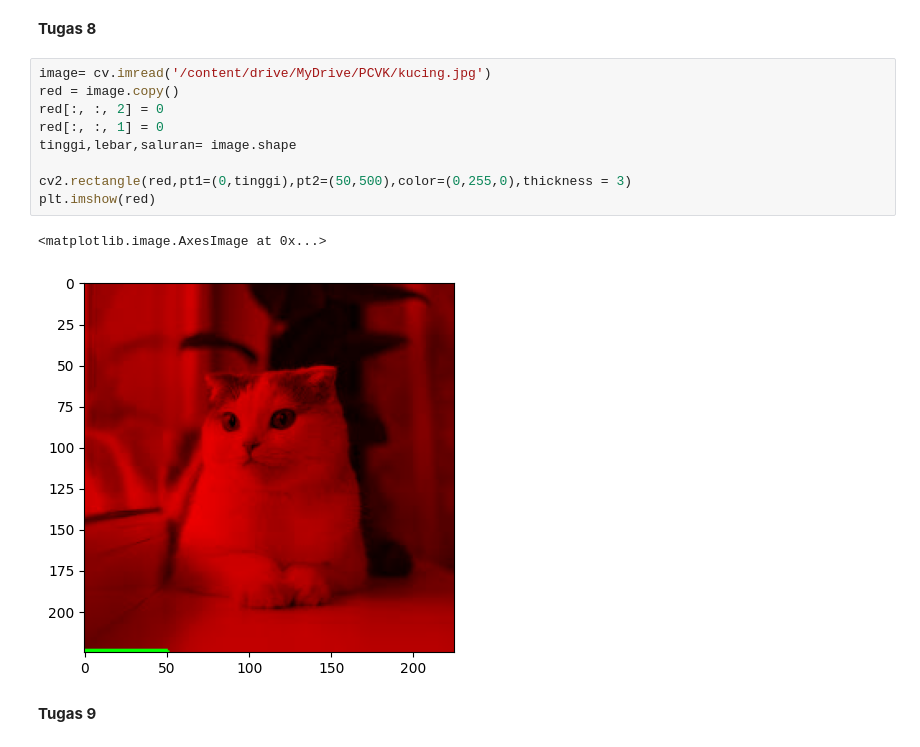
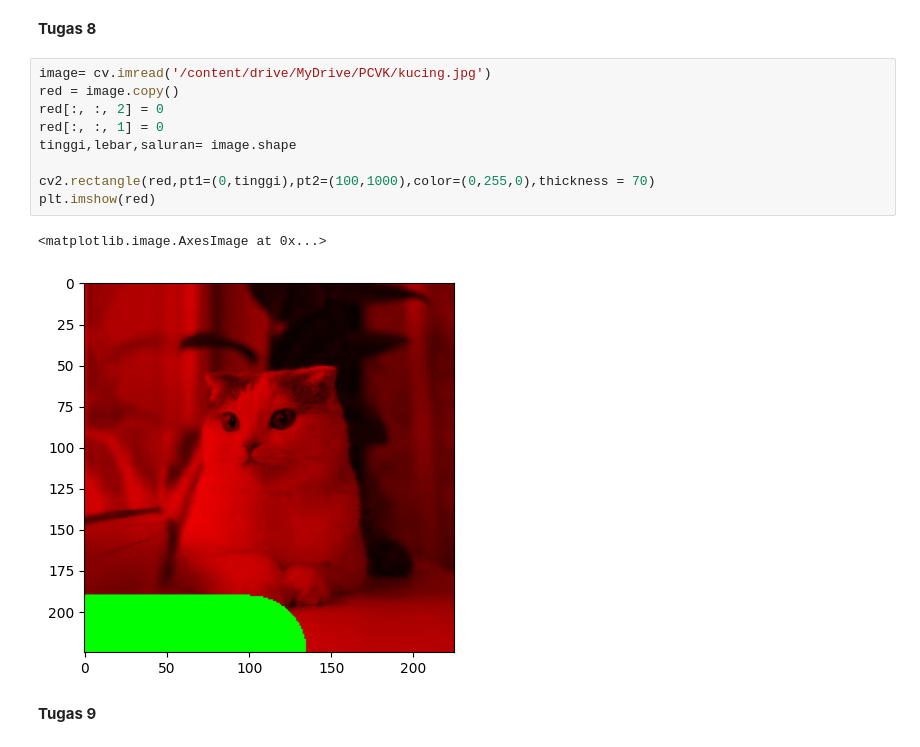
Before and after one commit to muakjabraz/pcvk_2025, a Jupyter notebook: Week2.ipynb, the cells around one changed output. Cells and saved outputs as stored; diff of their text form.

```diff
--- a/Week2.ipynb
+++ b/Week2.ipynb
@@ -291,14 +297,14 @@ plt.show()
 # %%
 image= cv.imread('/content/drive/MyDrive/PCVK/kucing.jpg')
 red = image.copy()
 red[:, :, 2] = 0
 red[:, :, 1] = 0
 tinggi,lebar,saluran= image.shape
 
-cv2.rectangle(red,pt1=(0,tinggi),pt2=(50,500),color=(0,255,0),thickness = 3)
+cv2.rectangle(red,pt1=(0,tinggi),pt2=(100,1000),color=(0,255,0),thickness = 70)
 plt.imshow(red)
 # %% [output]
 <matplotlib.image.AxesImage at 0x...>
-[figure, old version]
+[figure, new version]
 # %% [markdown]
 **Tugas 9**
```
Also changed, not shown: parts of 5 cells of this notebook.
